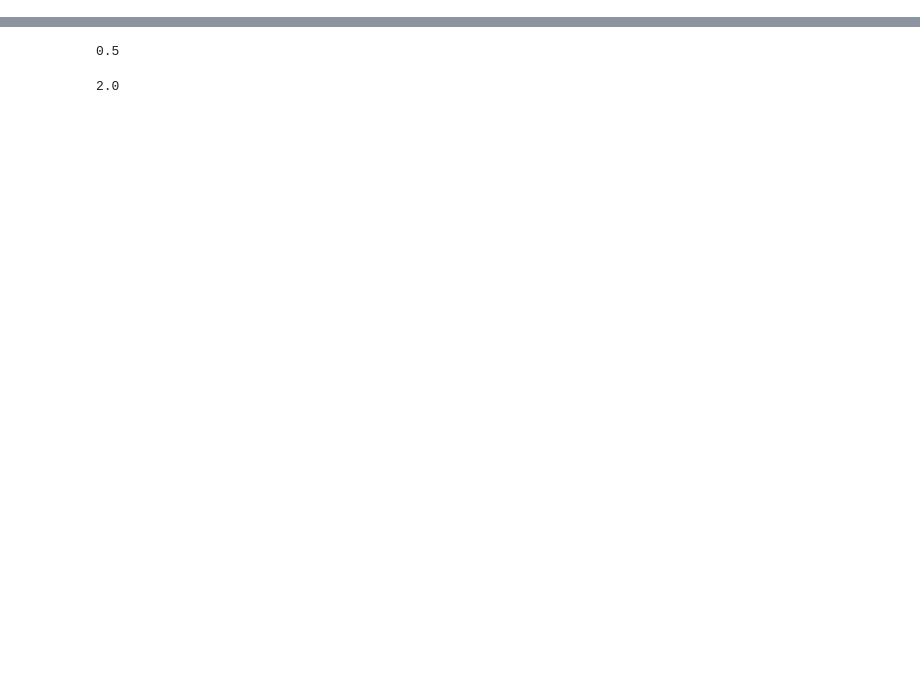
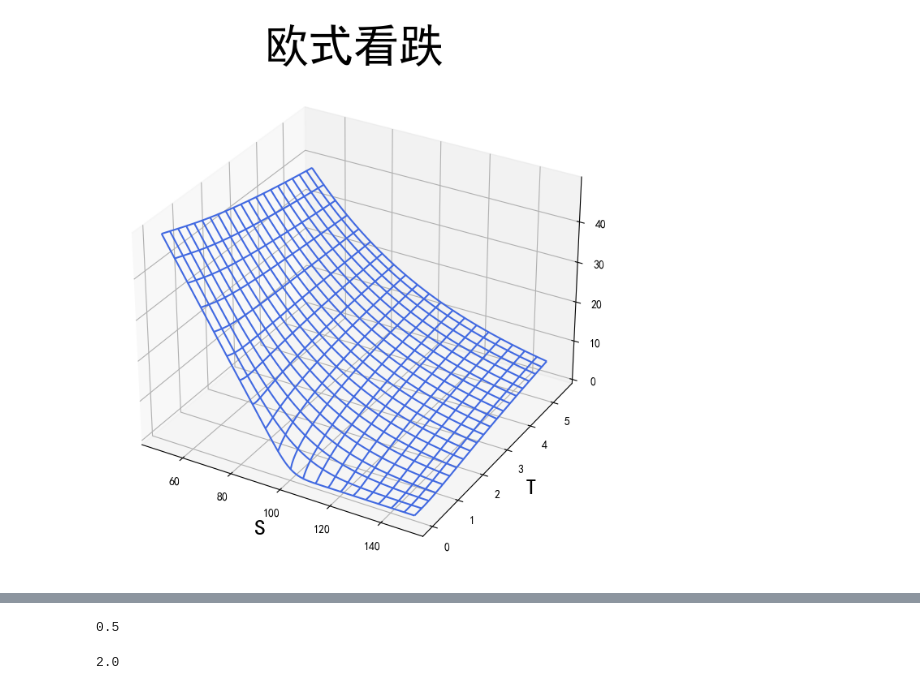
Before and after one commit to sfjwljh/5course, a Jupyter notebook: 金融工程学/第九讲实验报告任务--期权价格特征/graph.ipynb, the cells around one changed output, grey strips where cells are left out. Drawn from its saved outputs; the diff is of its cells as text; code cells hidden in the pictures; blank space fills up the shorter version.

```diff
--- a/金融工程学/第九讲实验报告任务--期权价格特征/graph.ipynb
+++ b/金融工程学/第九讲实验报告任务--期权价格特征/graph.ipynb
@@ -46,0 +68,50 @@ TypeError: only size-1 arrays can be converted to Python scalars
+# %%
+from mpl_toolkits import mplot3d
+import numpy as np
+import matplotlib.pyplot as plt
+import scipy.stats as st
+import pandas as pd
+plt.rcParams['font.sans-serif']=['SimHei']
+plt.rcParams['axes.unicode_minus'] = False
+# S=100
+# sigma=0.25
+# rf=0.03
+# q=0.0
+# T=0.08219
+# X=100
+
+def BS_call(S, sigma, rf, q, T, X):
+   d1=(np.log(S/X)+(rf-q+sigma**2/2)*T)/(sigma*np.sqrt(T))
+   d2=d1-sigma*np.sqrt(T)
+   return S*np.exp(-q*T)*st.norm.cdf(d1)-X*np.exp(-rf*T)*st.norm.cdf(d2)
+def BS_put(S, sigma, rf, q, T, X):
+   d1=(np.log(S/X)+(rf-q+sigma**2/2)*T)/(sigma*np.sqrt(T))
+   d2=d1-sigma*np.sqrt(T)
+   return X*np.exp(-rf*T)*st.norm.cdf(-d2)-S*np.exp(-q*T)*st.norm.cdf(-d1)
+#构建x、y数据
+data=pd.read_excel('3d_read.xlsx',sheet_name=0)
+S_ = data['S'].values
+sigma_=data['sigma'].values
+rf_=data['rf'].values
+q_=data['q'].values
+T_=data['T'].values
+X_=data['X'].values
+
+x=S_
+y = T_
+#将数据网格化处理
+X, Y = np.meshgrid(x, y)
+Z = BS_put(S=X,sigma=0.25,rf=0.03,q=0.0,T=Y,X=100.0)
+fig = plt.figure(figsize=(8,8),dpi=100)
+ax = plt.axes(projection='3d')
+#50表示在z轴方向等高线的高度层级，binary颜色从白色变成黑色
+# ax.contour3D(X, Y, Z, 25, cmap=plt.get_cmap('rainbow'))
+# ax.plot_surface(X, Y, Z,cmap=plt.get_cmap('viridis'), edgecolor='none')
+ax.plot_wireframe(X, Y, Z,rstride=5, cstride=5, color='royalblue')
+ax.set_xlabel('S',fontsize=20)
+ax.set_ylabel('T',fontsize=20)
+ax.set_title('欧式看跌',fontsize=40)
+# plt.show()
+plt.savefig('put-s-t.png',  transparent=True)
+# %% [output]
+[figure, added]
```
Also changed, not shown: parts of 12 cells of this notebook, 1 other file.
